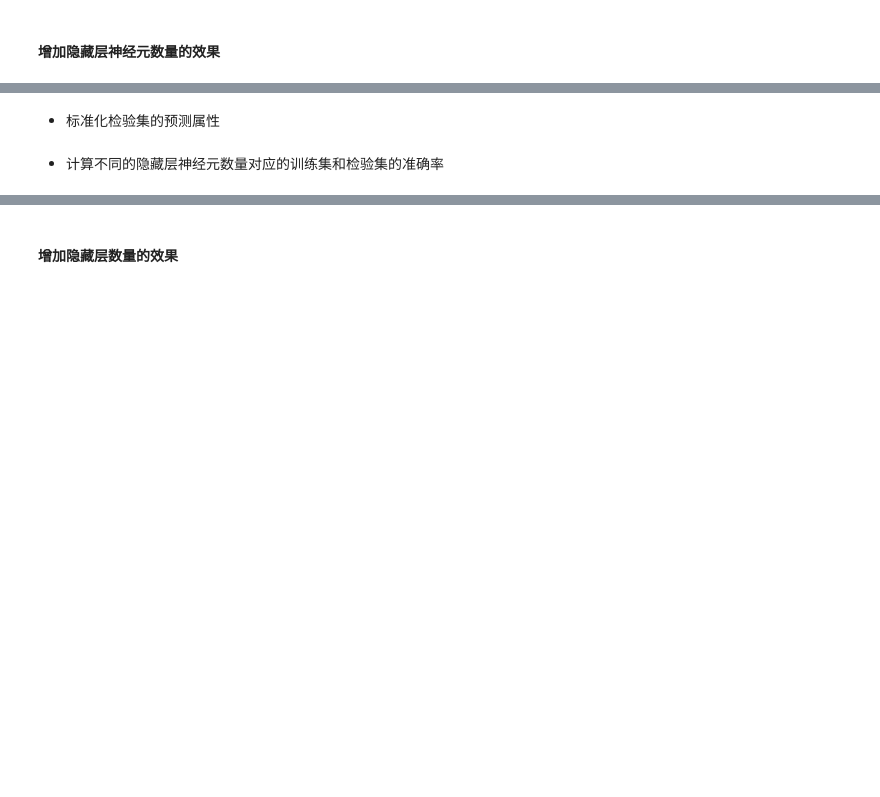
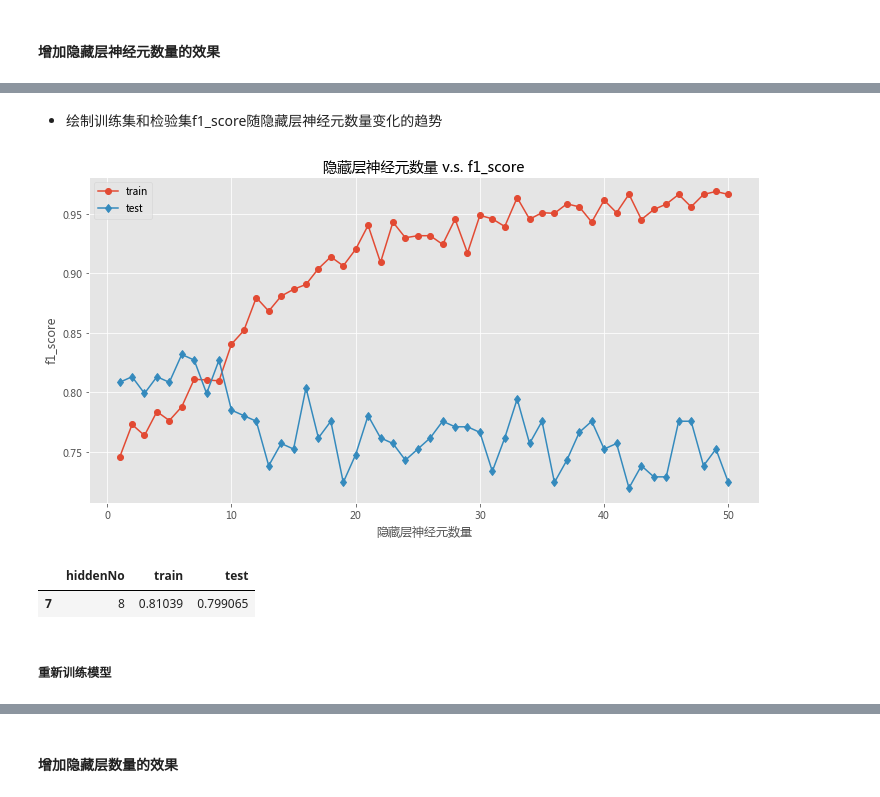
Before and after one commit to christinemu/biz-mining, a Jupyter notebook: ANN.ipynb, the cells around one changed output, grey strips where cells are left out. Saved outputs shown, nothing was run; the diff lists cells and outputs as text; code cells hidden in the pictures; blank space fills up the shorter version.

```diff
--- a/ANN.ipynb
+++ b/ANN.ipynb
@@ -652,0 +696,11 @@ print(f'神经网络在训练集上对于生还（类标签是1）的f1_score是
+# %%
+trainf1Lst = []   # 记录训练集上准确率的列表
+testf1Lst = []   # 记录检验集上准确率的列表
+for each in range(1,51):
+    # 隐藏层包含的神经元数量从1以1为步长增加到50
+    tmpAnn = MLPClassifier(hidden_layer_sizes=(each,),solver='lbfgs',activation='relu',learning_rate='constant',max_iter=1000)
+    tmpAnn.fit(titTrainXScale,titTrainY)      # 在训练集上训练神经网络
+    trainYPre = tmpAnn.predict(titTrainXScale)      # 预测训练集上每个样本的类别
+    trainf1Lst.append(metrics.f1_score(titTrainY,trainYPre))
+    testYPre = tmpAnn.predict(titTestXScale)       # 预测检验集上每个样本的类别
+    testf1Lst.append(metrics.f1_score(titTestY,testY Pre))
@@ -653,2 +729,2 @@ print(f'神经网络在训练集上对于生还（类标签是1）的f1_score是
 # %% [markdown]
-- 标准化检验集的预测属性
+- 绘制训练集和检验集f1_score随隐藏层神经元数量变化的趋势
@@ -657,2 +731,15 @@ titTestXScale = titScaler.transform(titTestX)
+# %%
+titAnnDf = pd.DataFrame({'hiddenNo':range(1,51),'train':trainf1Lst,'test':testf1Lst})
+ax = titAnnDf.plot('hiddenNo','train',kind='line',marker='o',figsize=(12,6))
+_ = titAnnDf.plot('hiddenNo','test',kind='line',marker='d',ax=ax)
+_ = ax.set(title='隐藏层神经元数量 v.s. f1_score',ylabel='f1_score',xlabel='隐藏层神经元数量')
+# %% [output]
+[figure, added]
+# %%
+# 显示f1_score在训练集和检验集上均合适的隐藏层数量
+titAnnDf.loc[abs(titAnnDf['train']-titAnnDf['test'])==min(abs(titAnnDf['train']-titAnnDf['test'])),:]
+# %% [output]
+|  | hiddenNo | train | test |
+| 7 | 8 | 0.81039 | 0.799065 |
 # %% [markdown]
-- 计算不同的隐藏层神经元数量对应的训练集和检验集的准确率
+##### 重新训练模型
```
Also changed, not shown: parts of 86 cells of this notebook.
